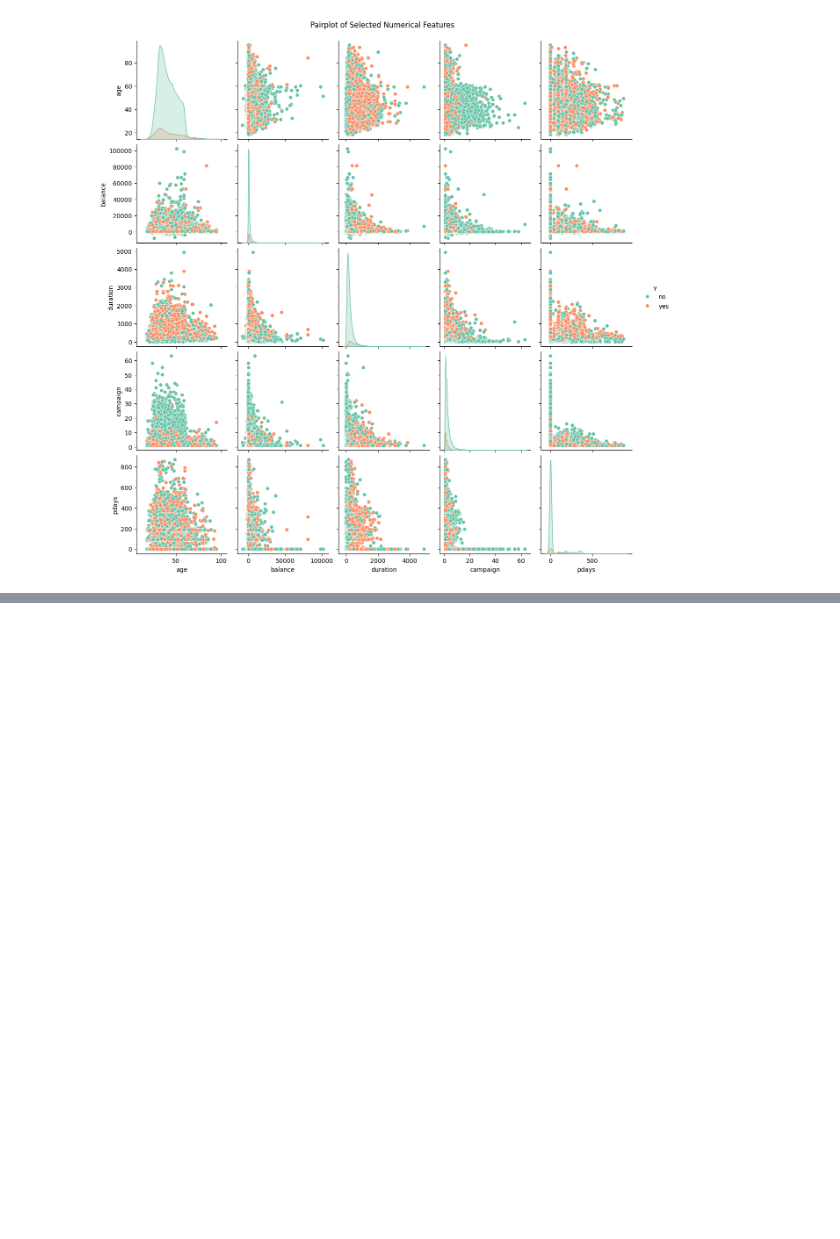
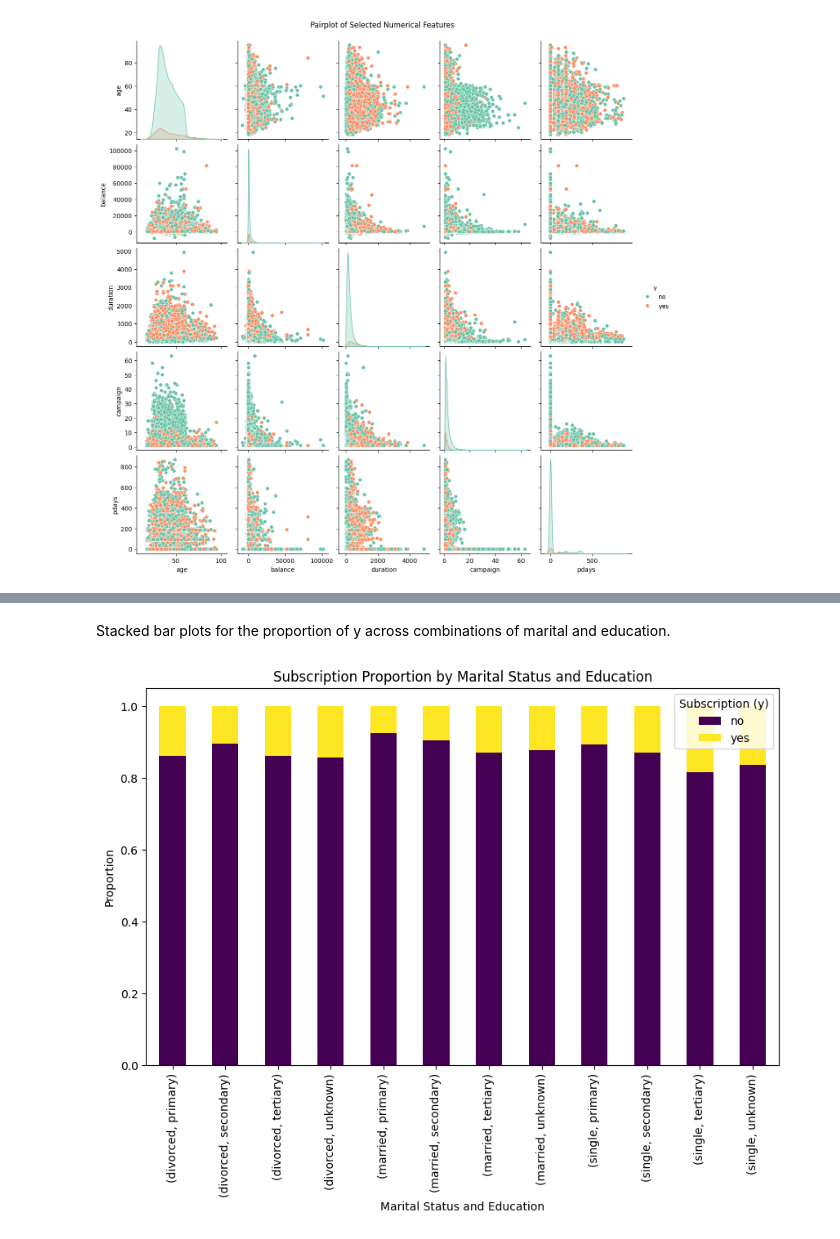
Before and after one commit to Victor-Osei/TMP_Assessment, a Jupyter notebook: tmp.ipynb, the cells around one changed output, grey strips where cells are left out. Cells and saved outputs as stored; diff of their text form; code cells hidden in the pictures; blank space fills up the shorter version.

```diff
--- a/tmp.ipynb
+++ b/tmp.ipynb
@@ -280,0 +297,15 @@ plt.show()
+# %% [markdown]
+Stacked bar plots for the proportion of y across combinations of marital and education.
+# %%
+# Create a crosstab for marital status and education grouped by 'y'
+marital_education_crosstab = pd.crosstab(index=[bank_data['marital'], bank_data['education']], columns=bank_data['y'], normalize='index')
+
+# Plot the stacked bar chart
+marital_education_crosstab.plot(kind='bar', stacked=True, figsize=(10, 6), colormap='viridis')
+plt.title('Subscription Proportion by Marital Status and Education')
+plt.xlabel('Marital Status and Education')
+plt.ylabel('Proportion')
+plt.legend(title='Subscription (y)')
+plt.show()
+# %% [output]
+[figure, added]
```
Also changed, not shown: parts of 3 cells of this notebook.
